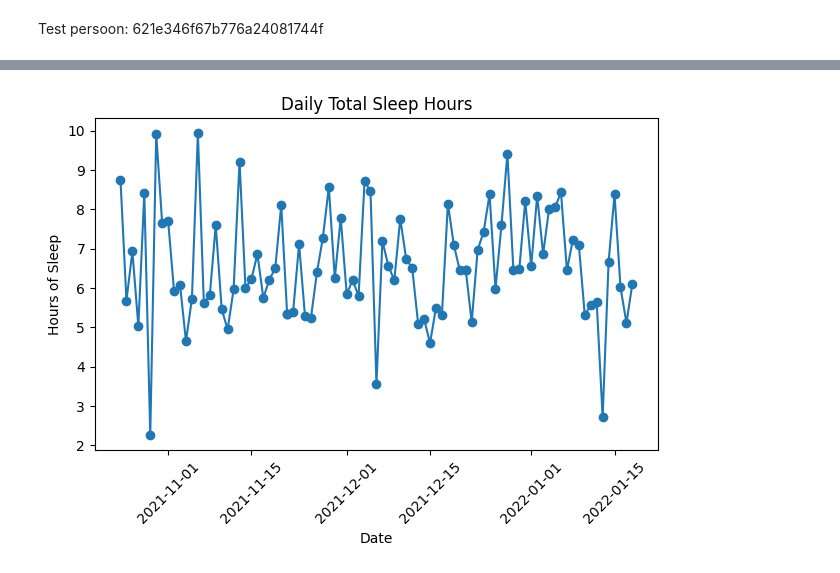
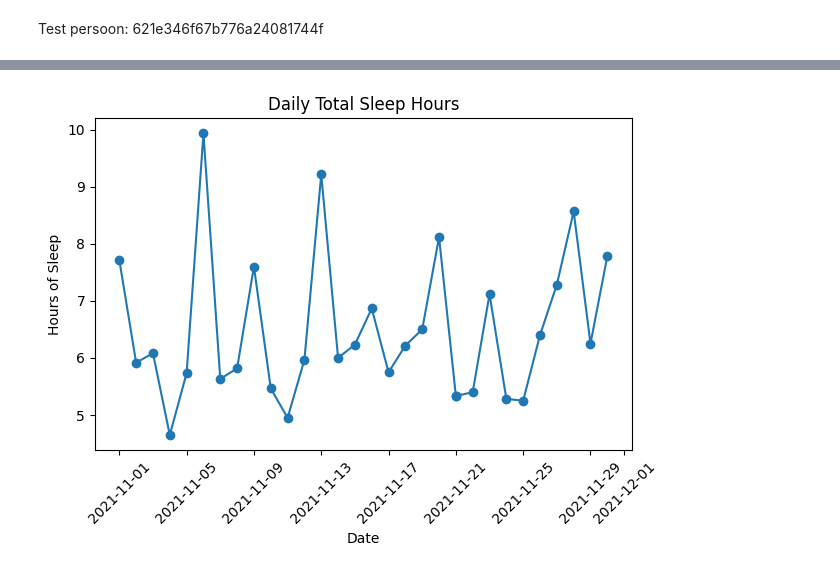
Before and after one commit to xanderaerts/ProjectLabProject, a Jupyter notebook: sleep.ipynb, the cells around one changed output, grey strips where cells are left out. Cells and saved outputs as stored; diff of their text form; code cells hidden in the pictures.

```diff
--- a/sleep.ipynb
+++ b/sleep.ipynb
@@ -64,0 +23,20 @@ foutje
+# %%
+records = []
+
+for doc in collection.find(query):
+    try:
+        # Totaal aantal slaap in 1 nacht:
+        total_sleep = doc["data"]["minutesAsleep"]/60
+        # Deep, light en rem slaap in 1 naacht:
+        deep = doc["data"]["levels"]["summary"]["deep"]["minutes"] / 60
+        light = doc["data"]["levels"]["summary"]["light"]["minutes"] / 60
+        rem = doc["data"]["levels"]["summary"]["rem"]["minutes"] / 60
+
+        date = pd.to_datetime(doc["data"]["dateOfSleep"])
+        records.append({"date": date, "total_sleep": total_sleep, "light": light, "deep": deep,"rem": rem})
+    except:
+        print("foutje")
+
+df = pd.DataFrame(records)
+df.set_index('date', inplace=True)
+df = df.sort_index()
@@ -80,0 +68,6 @@ df
+# %%
+# Berekent het gemiddelde aantal uren slaap van de afgelopen 7 dagen
+# Start wel pas vanaf dag 8
+weekly_avg = df['total_sleep'].rolling(window=7).mean()
+df['weekly_avg'] = weekly_avg.shift(1)
+print(df[['total_sleep','weekly_avg']])
@@ -80,0 +90,4 @@ df
+# %%
+# Voorbeeld van hoe je een specifieke maand kan selecteren:
+df_test = df.loc['2021-11']
+print(df_test)
@@ -81,15 +112,12 @@ df
 # %%
-df['date'] = pd.to_datetime(df['date:'])
-df.set_index('date', inplace=True)
-df = df.sort_index()
-
+# Grafiek van aantal uren slaap van 1 maand
 plt.figure()
-plt.plot(df.index, df['total_sleep'], marker='o', linestyle='-')
+plt.plot(df_test.index, df_test['total_sleep'], marker='o', linestyle='-')
 plt.title("Daily Total Sleep Hours")
 plt.xlabel("Date")
 plt.ylabel("Hours of Sleep")
 plt.xticks(rotation=45)
 plt.tight_layout()
 plt.show()
 # %% [output]
-[figure, old version]
+[figure, new version]
```
Also changed, not shown: parts of 9 cells of this notebook.
